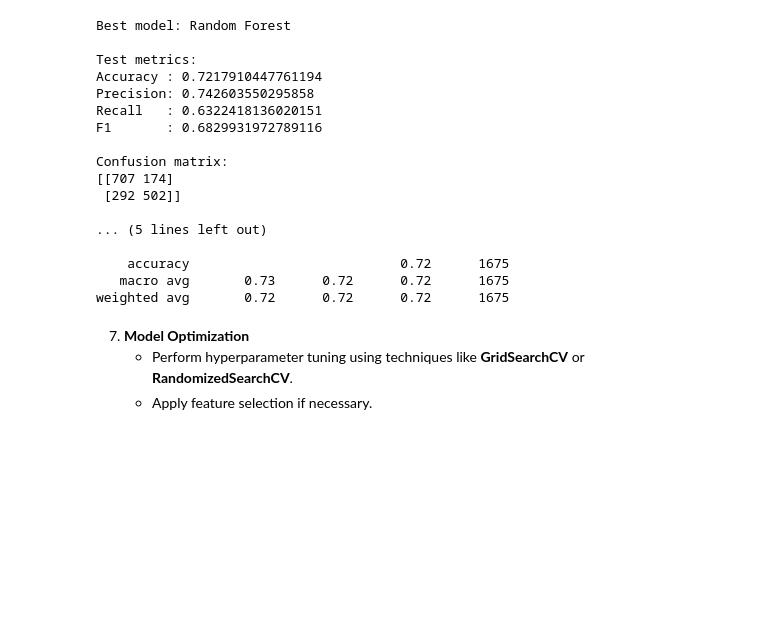
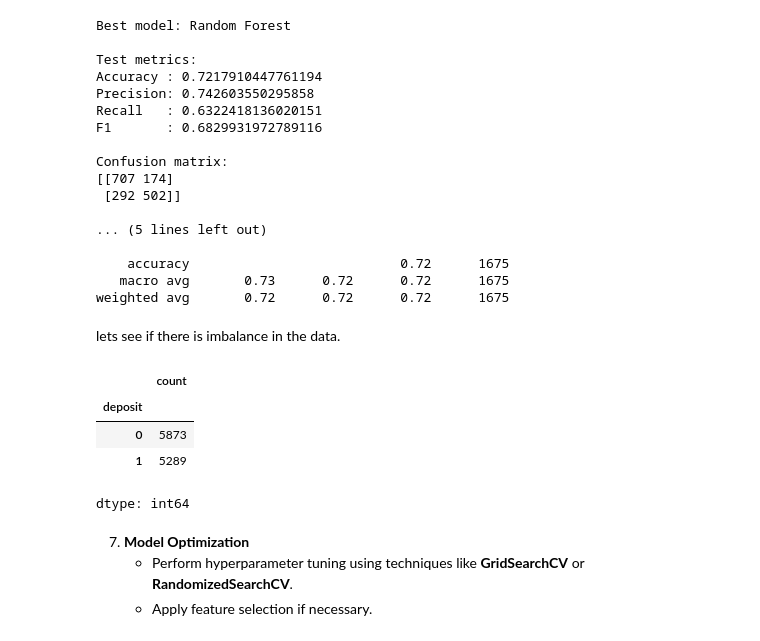
Before and after one commit to Avichay3/Full-training, a Jupyter notebook: Copy_of_Data_science_pipeline.ipynb, the cells around one changed output. Cells and saved outputs as stored; diff of their text form; code cells hidden in the pictures; blank space fills up the shorter version.

```diff
--- a/Copy_of_Data_science_pipeline.ipynb
+++ b/Copy_of_Data_science_pipeline.ipynb
@@ -451,6 +445,16 @@ Confusion matrix:
     accuracy                           0.72      1675
    macro avg       0.73      0.72      0.72      1675
 weighted avg       0.72      0.72      0.72      1675
+# %% [markdown]
+lets see if there is imbalance in the data.
+# %%
+y.value_counts()
+# %% [output]
+|  | count |
+| deposit |  |
+| 0 | 5873 |
+| 1 | 5289 |
+dtype: int64
 # %% [markdown]
 7. **Model Optimization**
    - Perform hyperparameter tuning using techniques like **GridSearchCV** or **RandomizedSearchCV**.
```
Also changed, not shown: parts of 4 cells of this notebook.
